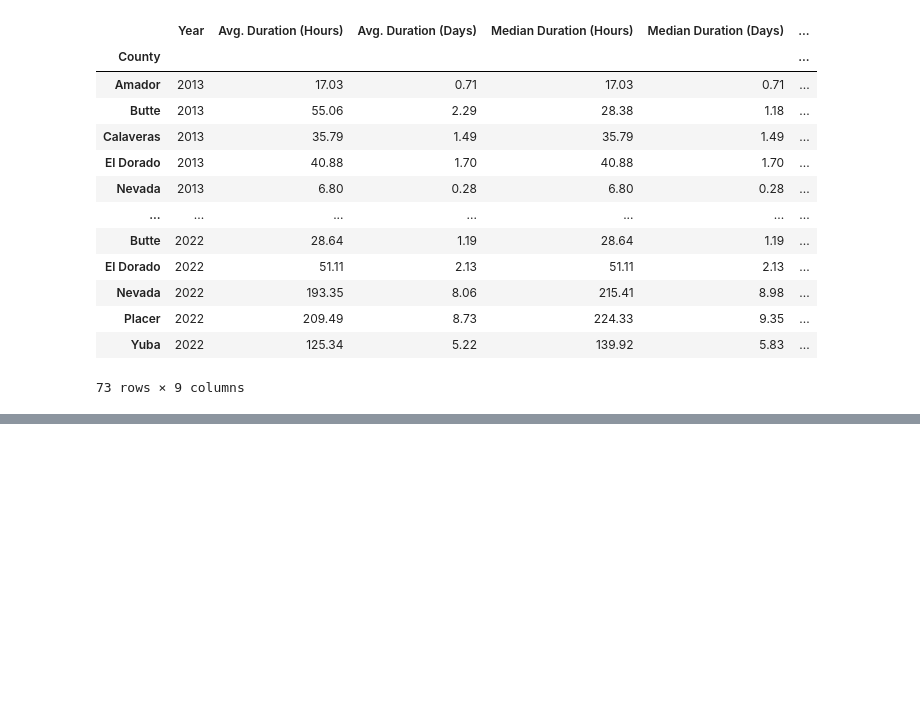
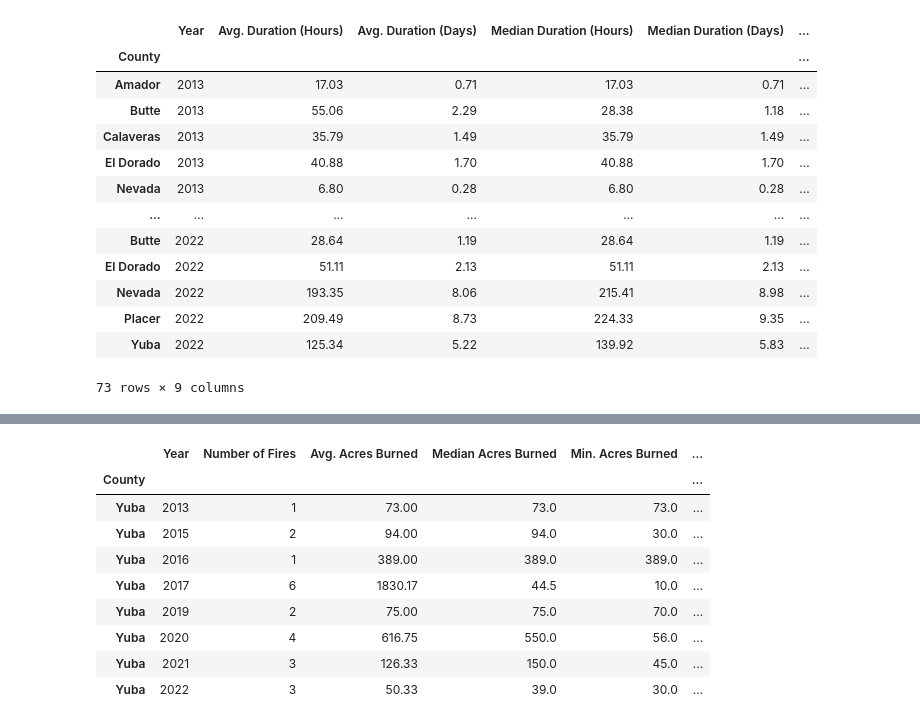
Before and after one commit to Jed-Miller/project1_group10, a Jupyter notebook: intial_fire_explore.ipynb, the cells around one changed output, grey strips where cells are left out. Cells and saved outputs as stored; diff of their text form; code cells hidden in the pictures; blank space fills up the shorter version.

```diff
--- a/intial_fire_explore.ipynb
+++ b/intial_fire_explore.ipynb
@@ -181,0 +203,14 @@ county_summary_stats_duration
+# %%
+count_county_fires=county_summary_stats_acres.loc["Yuba"]
+count_county_fires
+# %% [output]
+|  | Year | Number of Fires | Avg. Acres Burned | Median Acres Burned | Min. Acres Burned | ... |
+| County |  |  |  |  |  | ... |
+| Yuba | 2013 | 1 | 73.00 | 73.0 | 73.0 | ... |
+| Yuba | 2015 | 2 | 94.00 | 94.0 | 30.0 | ... |
+| Yuba | 2016 | 1 | 389.00 | 389.0 | 389.0 | ... |
+| Yuba | 2017 | 6 | 1830.17 | 44.5 | 10.0 | ... |
+| Yuba | 2019 | 2 | 75.00 | 75.0 | 70.0 | ... |
+| Yuba | 2020 | 4 | 616.75 | 550.0 | 56.0 | ... |
+| Yuba | 2021 | 3 | 126.33 | 150.0 | 45.0 | ... |
+| Yuba | 2022 | 3 | 50.33 | 39.0 | 30.0 | ... |
```
Also changed, not shown: parts of 6 cells of this notebook.
